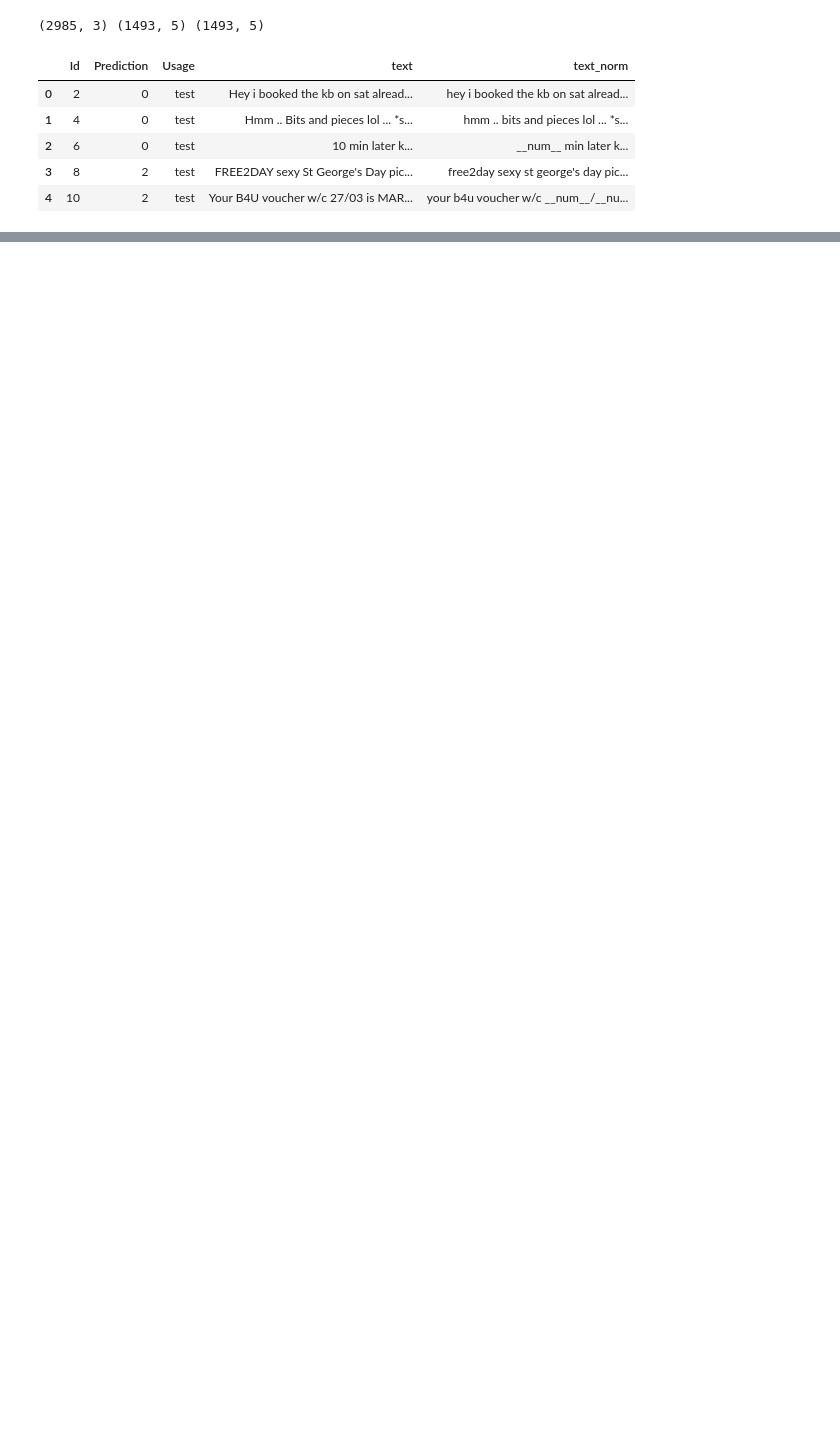
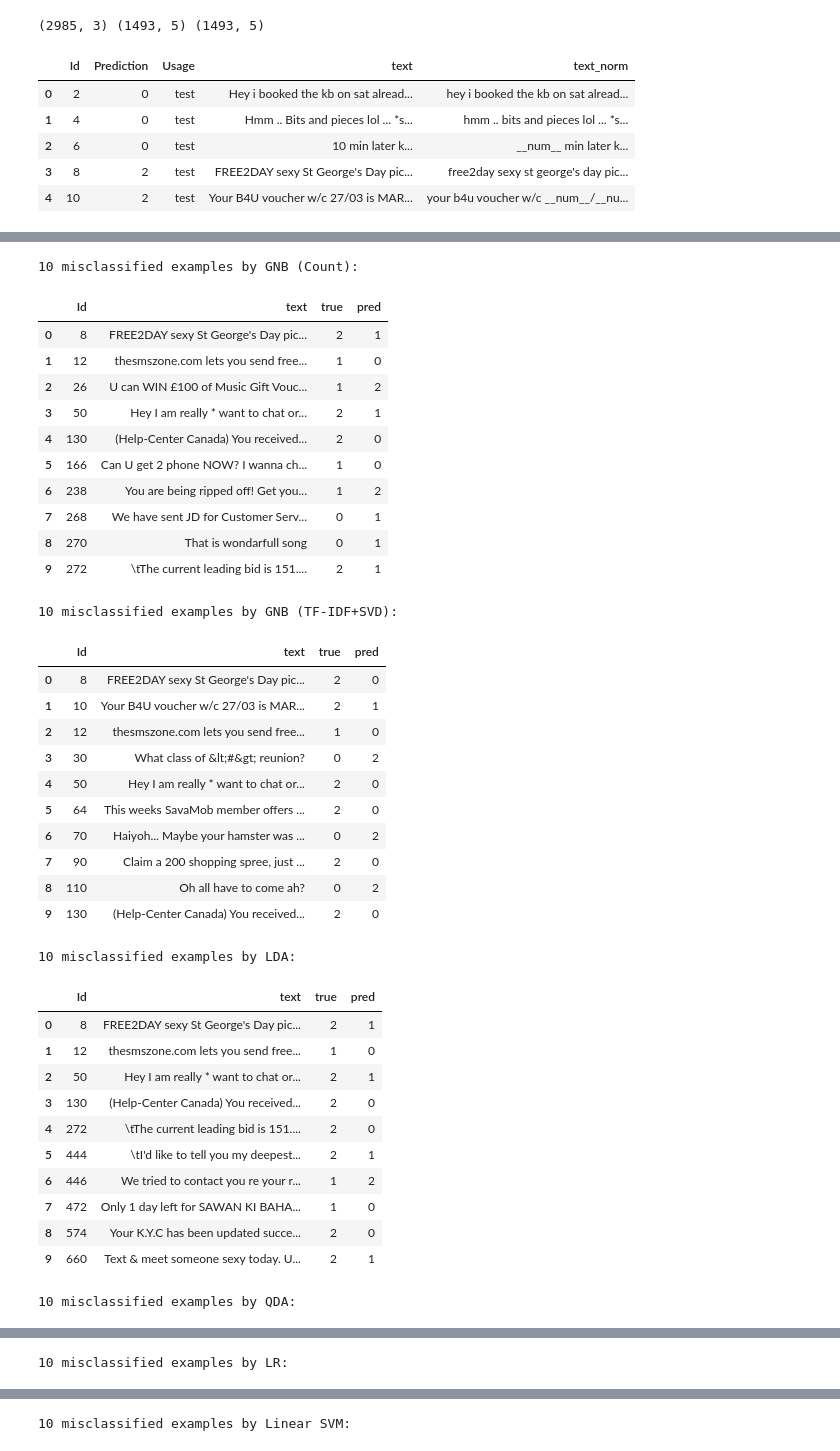
Before and after one commit to zhuohan9036/cs_courses, a Jupyter notebook: cs5489/assignments/assignmen_1/Assignment1-Doc.ipynb, the cells around one changed output, grey strips where cells are left out. Saved outputs shown, nothing was run; the diff lists cells and outputs as text; code cells hidden in the pictures; blank space fills up the shorter version.

```diff
--- a/cs5489/assignments/assignmen_1/Assignment1-Doc.ipynb
+++ b/cs5489/assignments/assignmen_1/Assignment1-Doc.ipynb
@@ -861,0 +1053,56 @@ Valid Confusion Matrix (rows=true, cols=pred):
+# %%
+# Take a peak at misclassified examples
+# eval_df = pd.DataFrame({
+#     "text": X_test,
+#     "y_true": y_test,
+#     "y_pred": test_pred
+# })
+# eval_df["correct"] = (eval_df["y_true"] == eval_df["y_pred"])
+# N = 10
+# print("10 misclassfied examples by MLP:")
+# display(eval_df.loc[~eval_df["correct"]][["y_true", "y_pred", "text"]])
+for model_name, cases in misclassified_cases.items():
+    if not cases:
+        print(f"No misclassified cases for {model_name}.")
+        continue
+    print(f"\n10 misclassified examples by {model_name}:")
+    df = pd.DataFrame(cases)
+    display(df.head(10))
+# %% [output]
+10 misclassified examples by GNB (Count):
+|  | Id | text | true | pred |
+| 0 | 8 | FREE2DAY sexy St George's Day pic... | 2 | 1 |
+| 1 | 12 | thesmszone.com lets you send free... | 1 | 0 |
+| 2 | 26 | U can WIN £100 of Music Gift Vouc... | 1 | 2 |
+| 3 | 50 | Hey I am really * want to chat or... | 2 | 1 |
+| 4 | 130 | (Help-Center Canada) You received... | 2 | 0 |
+| 5 | 166 | Can U get 2 phone NOW? I wanna ch... | 1 | 0 |
+| 6 | 238 | You are being ripped off! Get you... | 1 | 2 |
+| 7 | 268 | We have sent JD for Customer Serv... | 0 | 1 |
+| 8 | 270 | That is wondarfull song | 0 | 1 |
+| 9 | 272 | \tThe current leading bid is 151.... | 2 | 1 |
+10 misclassified examples by GNB (TF-IDF+SVD):
+|  | Id | text | true | pred |
+| 0 | 8 | FREE2DAY sexy St George's Day pic... | 2 | 0 |
+| 1 | 10 | Your B4U voucher w/c 27/03 is MAR... | 2 | 1 |
+| 2 | 12 | thesmszone.com lets you send free... | 1 | 0 |
+| 3 | 30 | What class of &lt;#&gt; reunion? | 0 | 2 |
+| 4 | 50 | Hey I am really * want to chat or... | 2 | 0 |
+| 5 | 64 | This weeks SavaMob member offers ... | 2 | 0 |
+| 6 | 70 | Haiyoh... Maybe your hamster was ... | 0 | 2 |
+| 7 | 90 | Claim a 200 shopping spree, just ... | 2 | 0 |
+| 8 | 110 | Oh all have to come ah? | 0 | 2 |
+| 9 | 130 | (Help-Center Canada) You received... | 2 | 0 |
+10 misclassified examples by LDA:
+|  | Id | text | true | pred |
+| 0 | 8 | FREE2DAY sexy St George's Day pic... | 2 | 1 |
+| 1 | 12 | thesmszone.com lets you send free... | 1 | 0 |
+| 2 | 50 | Hey I am really * want to chat or... | 2 | 1 |
+| 3 | 130 | (Help-Center Canada) You received... | 2 | 0 |
+| 4 | 272 | \tThe current leading bid is 151.... | 2 | 0 |
+| 5 | 444 | \tI'd like to tell you my deepest... | 2 | 1 |
+| 6 | 446 | We tried to contact you re your r... | 1 | 2 |
+| 7 | 472 | Only 1 day left for SAWAN KI BAHA... | 1 | 0 |
+| 8 | 574 | Your K.Y.C has been updated succe... | 2 | 0 |
+| 9 | 660 | Text & meet someone sexy today. U... | 2 | 1 |
+10 misclassified examples by QDA:
@@ -861,0 +1120 @@ Valid Confusion Matrix (rows=true, cols=pred):
+10 misclassified examples by LR:
@@ -861,0 +1132 @@ Valid Confusion Matrix (rows=true, cols=pred):
+10 misclassified examples by Linear SVM:
```
Also changed, not shown: parts of 30 cells of this notebook, 13 other files.
